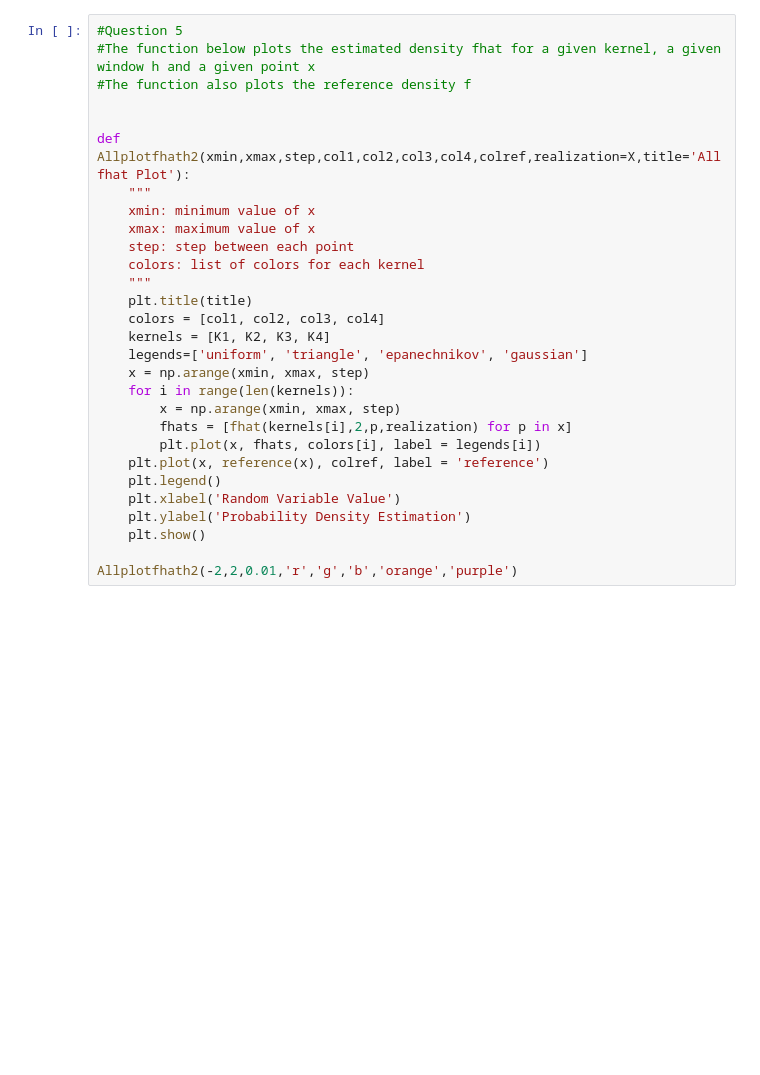
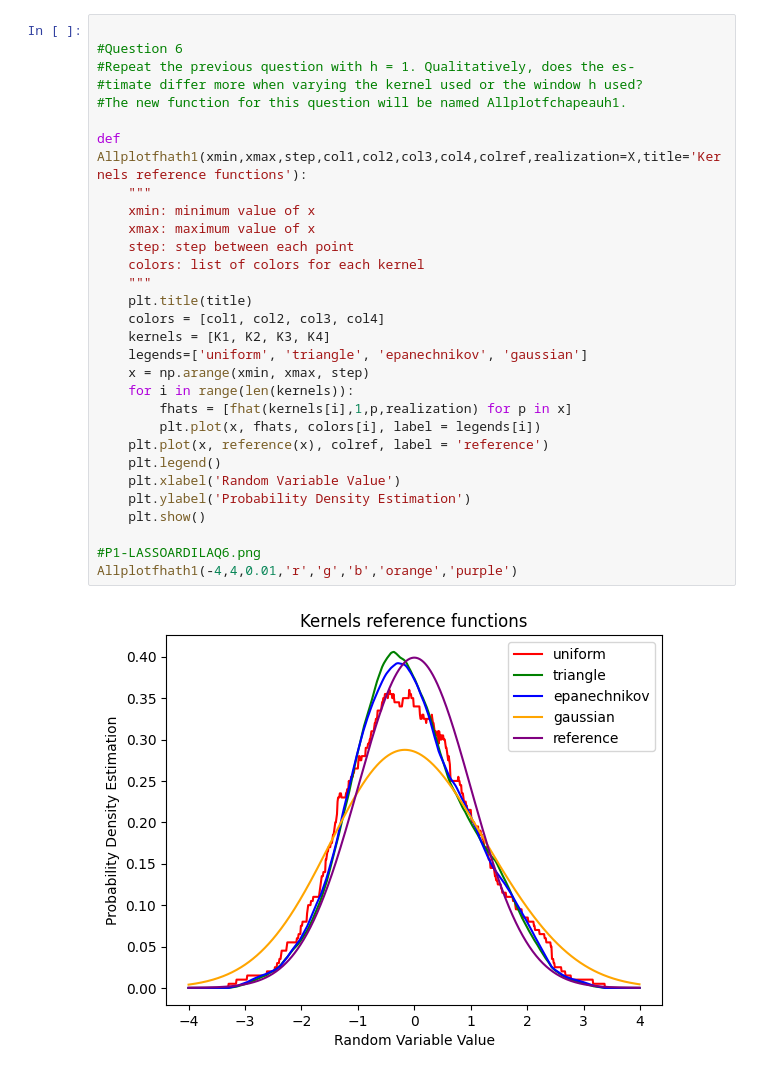
Before and after one commit to MurphLaws/statistics, a Jupyter notebook: TP3.ipynb, the cells around one changed output. Saved outputs shown, nothing was run; the diff lists cells and outputs as text; blank space fills up the shorter version.

```diff
--- a/TP3.ipynb
+++ b/TP3.ipynb
@@ -114,29 +167,32 @@ fhat(K1,2,0,X)
 # %%
-#Question 5
-#The function below plots the estimated density fhat for a given kernel, a given window h and a given point x
-#The function also plots the reference density f
 
+#Question 6
+#Repeat the previous question with h = 1. Qualitatively, does the es-
+#timate differ more when varying the kernel used or the window h used?
+#The new function for this question will be named Allplotfchapeauh1.
 
-def Allplotfhath2(xmin,xmax,step,col1,col2,col3,col4,colref,realization=X,title='All fhat Plot'):
+def Allplotfhath1(xmin,xmax,step,col1,col2,col3,col4,colref,realization=X,title='Kernels reference functions'):
     """
     xmin: minimum value of x
     xmax: maximum value of x
     step: step between each point
     colors: list of colors for each kernel
     """
     plt.title(title)
     colors = [col1, col2, col3, col4]
     kernels = [K1, K2, K3, K4]
     legends=['uniform', 'triangle', 'epanechnikov', 'gaussian']
     x = np.arange(xmin, xmax, step)
     for i in range(len(kernels)):
-        x = np.arange(xmin, xmax, step)
-        fhats = [fhat(kernels[i],2,p,realization) for p in x]
+        fhats = [fhat(kernels[i],1,p,realization) for p in x]
         plt.plot(x, fhats, colors[i], label = legends[i])
     plt.plot(x, reference(x), colref, label = 'reference')
     plt.legend()
     plt.xlabel('Random Variable Value')
     plt.ylabel('Probability Density Estimation')
     plt.show()
 
-Allplotfhath2(-2,2,0.01,'r','g','b','orange','purple')
+#P1-LASSOARDILAQ6.png
+Allplotfhath1(-4,4,0.01,'r','g','b','orange','purple')
+# %% [output]
+[figure, added]
```
Also changed, not shown: parts of 27 cells of this notebook, 9 other files.
